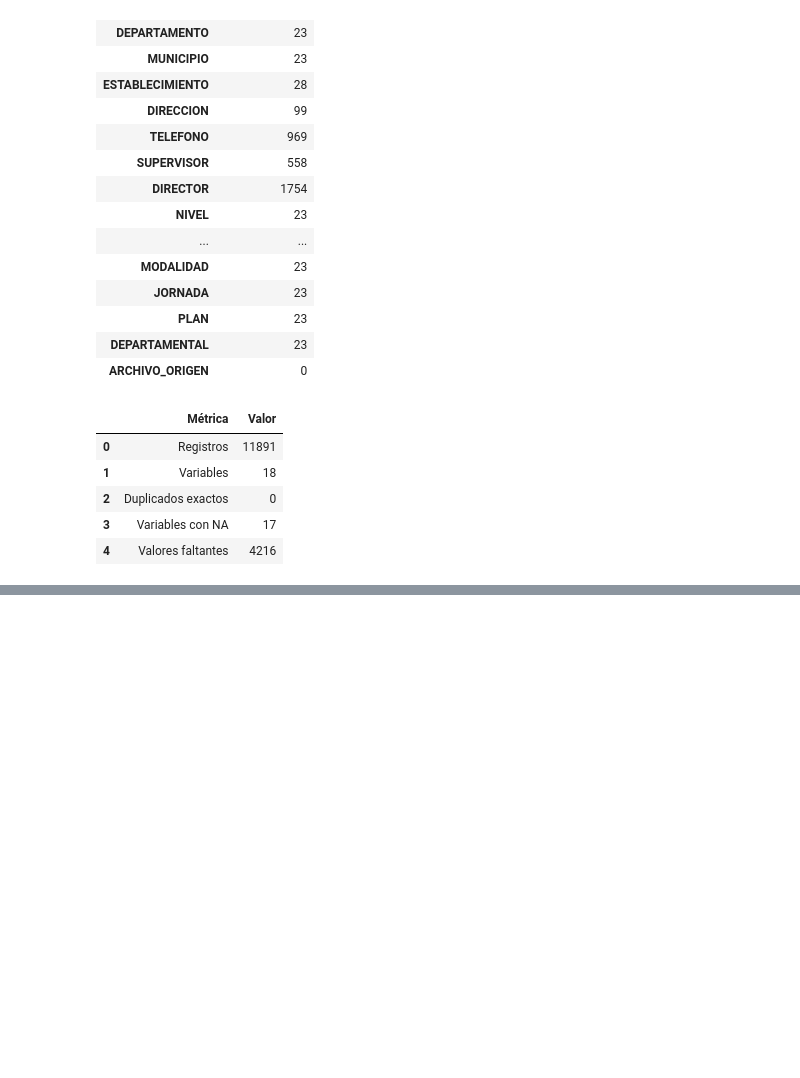
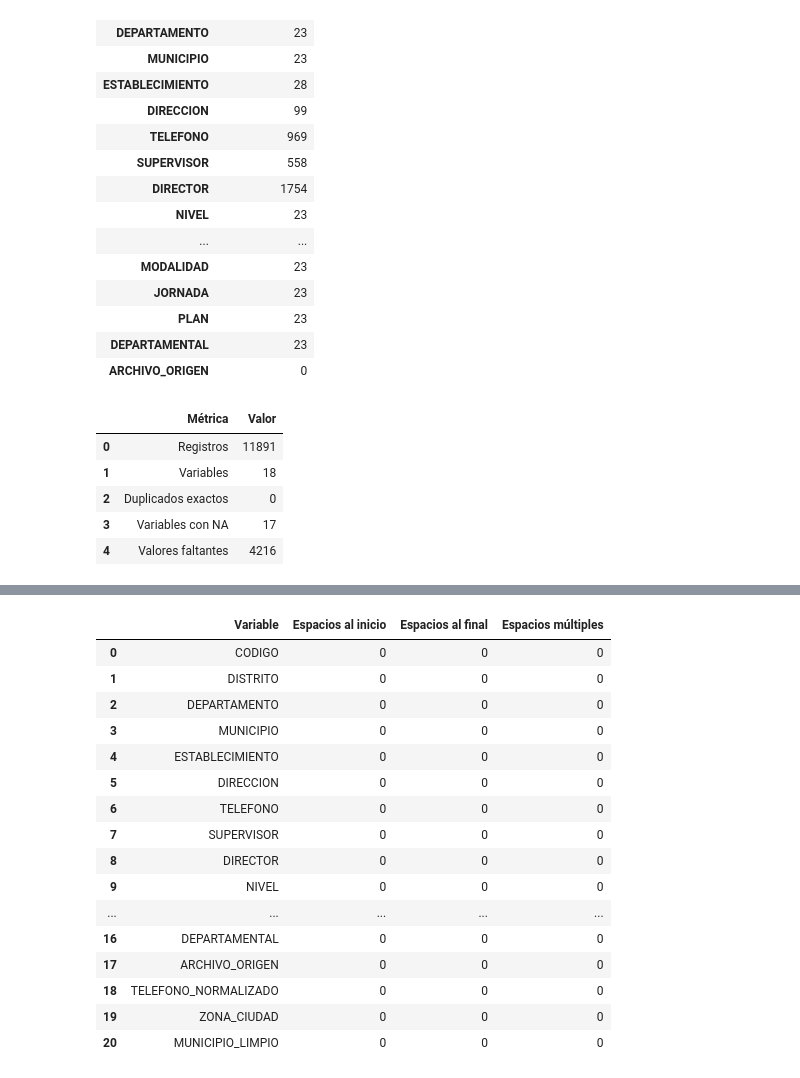
Before and after one commit to Emadlgg/Data_Science, a Jupyter notebook: Proyecto1/Proyecto1.ipynb, the cells around one changed output, grey strips where cells are left out. Drawn from its saved outputs; the diff is of its cells as text; code cells hidden in the pictures; blank space fills up the shorter version.

```diff
--- a/Proyecto1/Proyecto1.ipynb
+++ b/Proyecto1/Proyecto1.ipynb
@@ -686,0 +1337,3 @@ resumen
+# %%
+for columna in categoricas:
+    auditar_columna(df_clean, columna)
@@ -686,0 +1535,38 @@ resumen
+# %%
+print("="*70)
+print("5.3 FORMATO DE TELÉFONOS")
+print("="*70)
+
+def extraer_telefonos(valor):
+    """Extrae los números de teléfono de 8 dígitos válidos contenidos en el texto."""
+    if pd.isna(valor):
+        return pd.NA, False, 0
+
+    grupos = re.findall(r"\d{7,8}", str(valor))
+    validos = [g for g in grupos if len(g) == 8]
+
+    if not validos:
+        return pd.NA, False, 0
+
+    return "; ".join(validos), True, len(validos)
+
+resultado = df_clean["TELEFONO"].apply(extraer_telefonos)
+
+df_clean["TELEFONO_NORMALIZADO"] = [r[0] for r in resultado]
+df_clean["TELEFONO_VALIDO"] = [r[1] for r in resultado]
+
+n_multiples = sum(1 for r in resultado if r[2] > 1)
+telefono_no_vacio = df_clean["TELEFONO"].notna()
+n_invalidos = int((telefono_no_vacio & ~df_clean["TELEFONO_VALIDO"].fillna(False)).sum())
+
+print(f"Teléfonos con al menos un número válido de 8 dígitos : {df_clean['TELEFONO_VALIDO'].sum()}")
+print(f"Teléfonos con más de un número (líneas múltiples/fax): {n_multiples}")
+print(f"Teléfonos no vacíos sin ningún número de 8 dígitos    : {n_invalidos}")
+
+registrar(
+    "TELEFONO",
+    "Formatos heterogéneos: números múltiples separados por coma/guion/slash, texto (FAX, EXT), longitudes distintas a 8 dígitos",
+    "Se crea TELEFONO_NORMALIZADO (dígitos válidos de 8 cifras, separados por '; ') y TELEFONO_VALIDO (booleano)",
+    int(df_clean["TELEFONO"].notna().sum()),
+    "Preservar el dato original y exponer una versión utilizable para análisis, sin descartar información."
+)
@@ -686,0 +1627,22 @@ resumen
+# %%
+formatos = reporte_formatos(df_clean)
+
+formatos
+# %% [output]
+|  | Variable | Espacios al inicio | Espacios al final | Espacios múltiples |
+| 0 | CODIGO | 0 | 0 | 0 |
+| 1 | DISTRITO | 0 | 0 | 0 |
+| 2 | DEPARTAMENTO | 0 | 0 | 0 |
+| 3 | MUNICIPIO | 0 | 0 | 0 |
+| 4 | ESTABLECIMIENTO | 0 | 0 | 0 |
+| 5 | DIRECCION | 0 | 0 | 0 |
+| 6 | TELEFONO | 0 | 0 | 0 |
+| 7 | SUPERVISOR | 0 | 0 | 0 |
+| 8 | DIRECTOR | 0 | 0 | 0 |
+| 9 | NIVEL | 0 | 0 | 0 |
+| ... | ... | ... | ... | ... |
+| 16 | DEPARTAMENTAL | 0 | 0 | 0 |
+| 17 | ARCHIVO_ORIGEN | 0 | 0 | 0 |
+| 18 | TELEFONO_NORMALIZADO | 0 | 0 | 0 |
+| 19 | ZONA_CIUDAD | 0 | 0 | 0 |
+| 20 | MUNICIPIO_LIMPIO | 0 | 0 | 0 |
```
Also changed, not shown: parts of 76 cells of this notebook, 33 other files.
